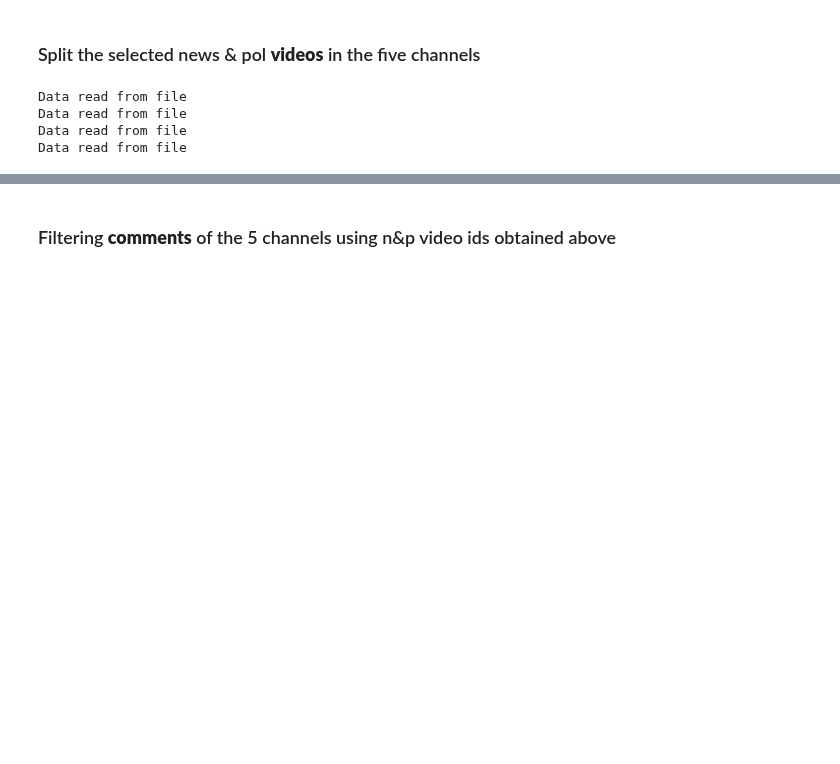
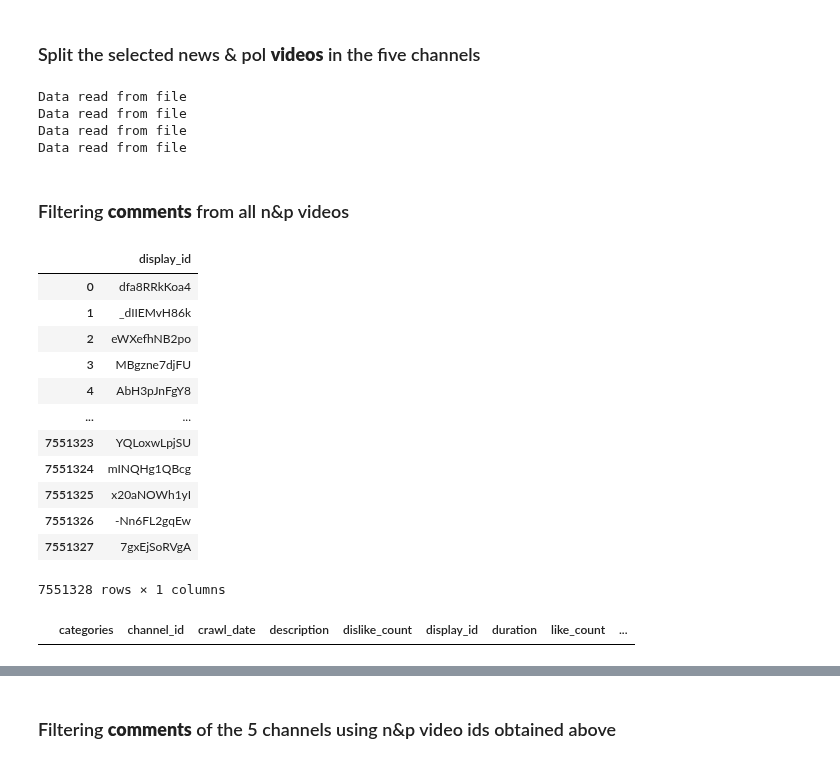
Before and after one commit to epfl-ada/ada-2024-project-thedataminions, a Jupyter notebook: analysis/analysis.ipynb, the cells around one changed output, grey strips where cells are left out. Cells and saved outputs as stored; diff of their text form; code cells hidden in the pictures; blank space fills up the shorter version.

```diff
--- a/analysis/analysis.ipynb
+++ b/analysis/analysis.ipynb
@@ -828,3 +985,25 @@ Data read from file
 Data read from file
 Data read from file
 Data read from file
+# %% [markdown]
+### Filtering **comments** from all n&p videos
+# %%
+display(series_videos_news_pol_display_ids)
+# %% [output]
+|  | display_id |
+| 0 | dfa8RRkKoa4 |
+| 1 | _dIIEMvH86k |
+| 2 | eWXefhNB2po |
+| 3 | MBgzne7djFU |
+| 4 | AbH3pJnFgY8 |
+| ... | ... |
+| 7551323 | YQLoxwLpjSU |
+| 7551324 | mINQHg1QBcg |
+| 7551325 | x20aNOWh1yI |
+| 7551326 | -Nn6FL2gqEw |
+| 7551327 | 7gxEjSoRVgA |
+7551328 rows × 1 columns
+# %%
+display(df_videos_news_pol_manually_selected)
+# %% [output]
+|  | categories | channel_id | crawl_date | description | dislike_count | display_id | duration | like_count | ... |
```
Also changed, not shown: parts of 17 cells of this notebook.
